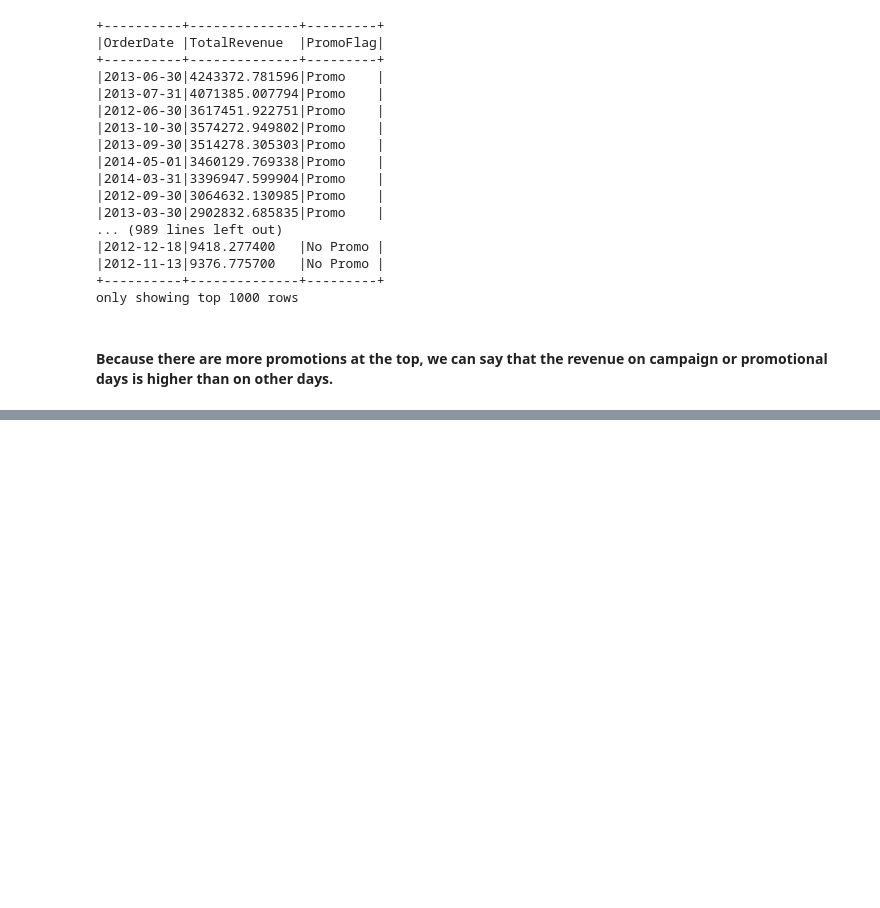
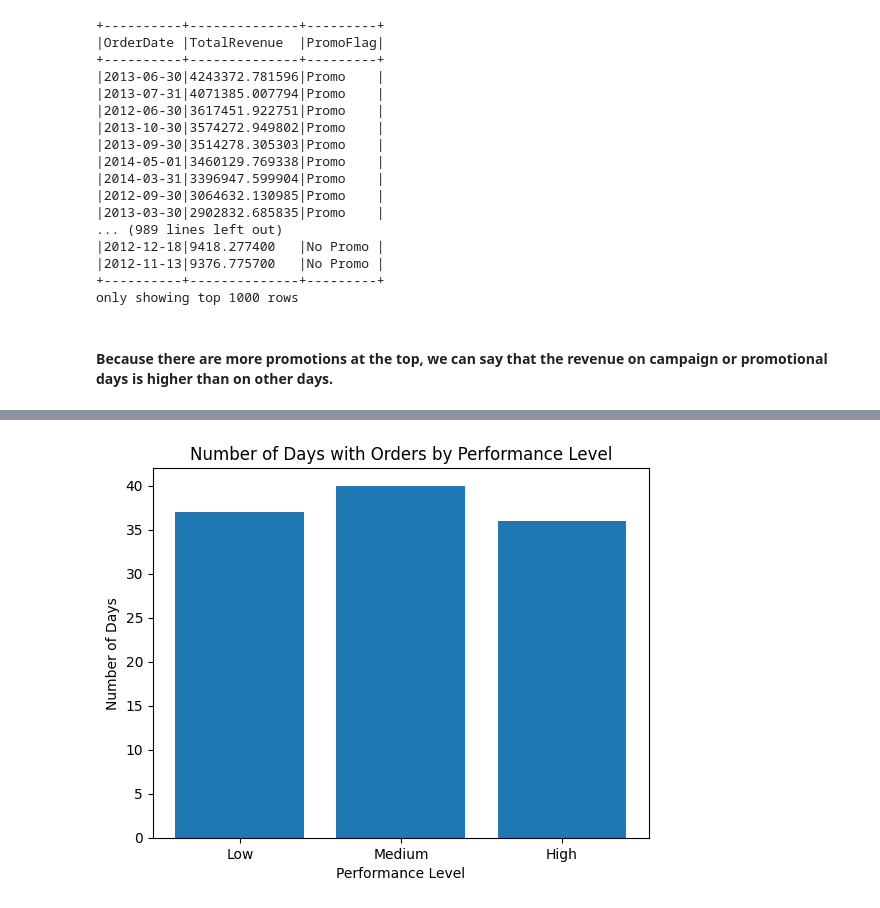
Before and after one commit to hunglk25/explore-data, a Jupyter notebook: test.ipynb, the cells around one changed output, grey strips where cells are left out. Saved outputs shown, nothing was run; the diff lists cells and outputs as text; code cells hidden in the pictures; blank space fills up the shorter version.

```diff
--- a/test.ipynb
+++ b/test.ipynb
@@ -397,0 +454,21 @@ only showing top 1000 rows
+# %%
+days_count = (
+    result.groupBy("PerformanceLevel")
+          .agg(F.countDistinct("OrderDate").alias("NumDays"))
+          .orderBy("PerformanceLevel")
+)
+
+days_pd = days_count.toPandas()
+
+order = ["Low", "Medium", "High"]
+days_pd["PerformanceLevel"] = pd.Categorical(days_pd["PerformanceLevel"], categories=order, ordered=True)
+days_pd = days_pd.sort_values("PerformanceLevel")
+
+# Plot bar chart
+plt.bar(days_pd["PerformanceLevel"], days_pd["NumDays"])
+plt.xlabel("Performance Level")
+plt.ylabel("Number of Days")
+plt.title("Number of Days with Orders by Performance Level")
+plt.show()
+# %% [output]
+[figure, added]
```
Also changed, not shown: parts of 21 cells of this notebook.
